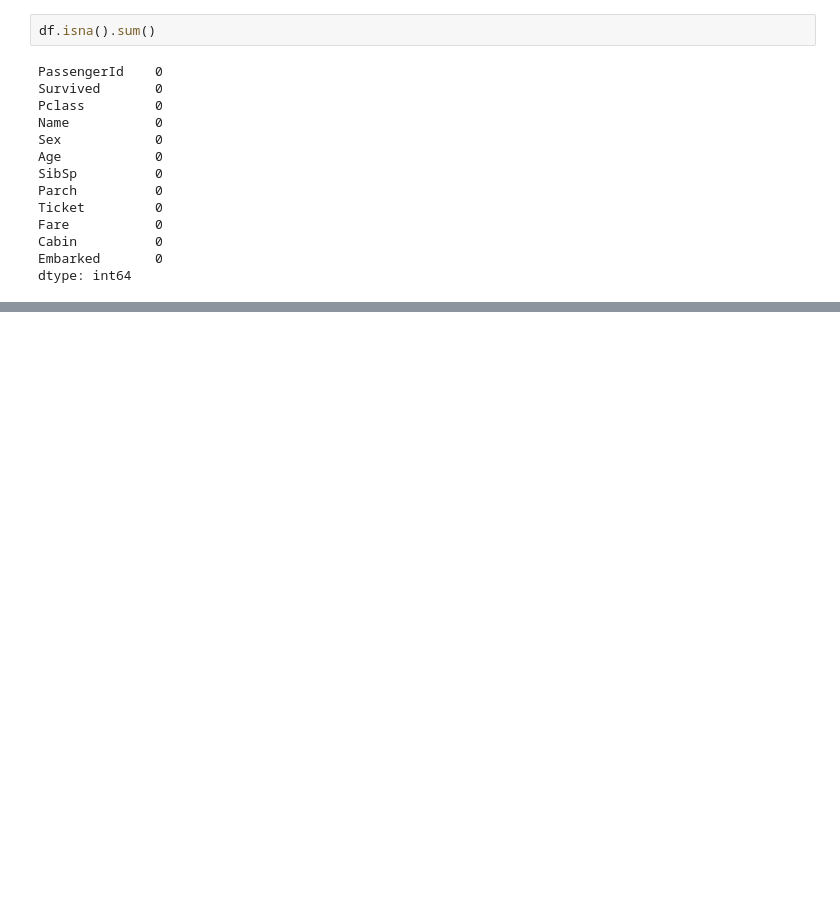
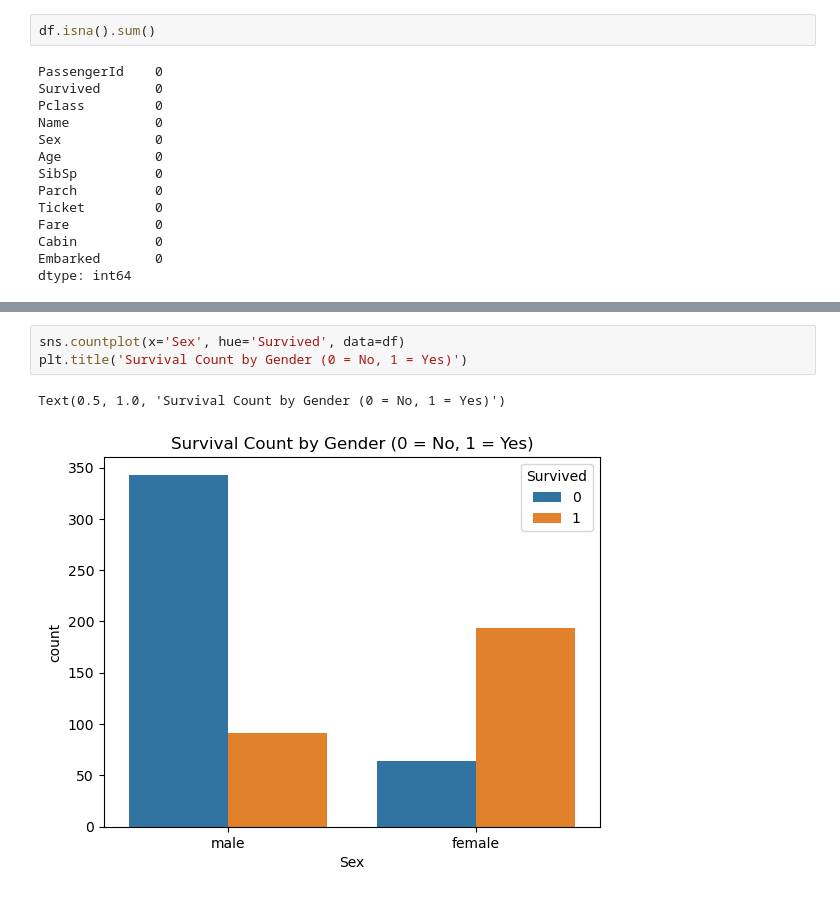
Before and after one commit to Omhacker/Titanic-Dataset-Cleaning, a Jupyter notebook: Titanic_Dataset_Data_Analysis.ipynb, the cells around one changed output, grey strips where cells are left out. Saved outputs shown, nothing was run; the diff lists cells and outputs as text; blank space fills up the shorter version.

```diff
--- a/Titanic_Dataset_Data_Analysis.ipynb
+++ b/Titanic_Dataset_Data_Analysis.ipynb
@@ -214,0 +221,6 @@ dtype: int64
+# %%
+sns.countplot(x='Sex', hue='Survived', data=df)
+plt.title('Survival Count by Gender (0 = No, 1 = Yes)')
+# %% [output]
+Text(0.5, 1.0, 'Survival Count by Gender (0 = No, 1 = Yes)')
+[figure, added]
```
Also changed, not shown: parts of 7 cells of this notebook.
